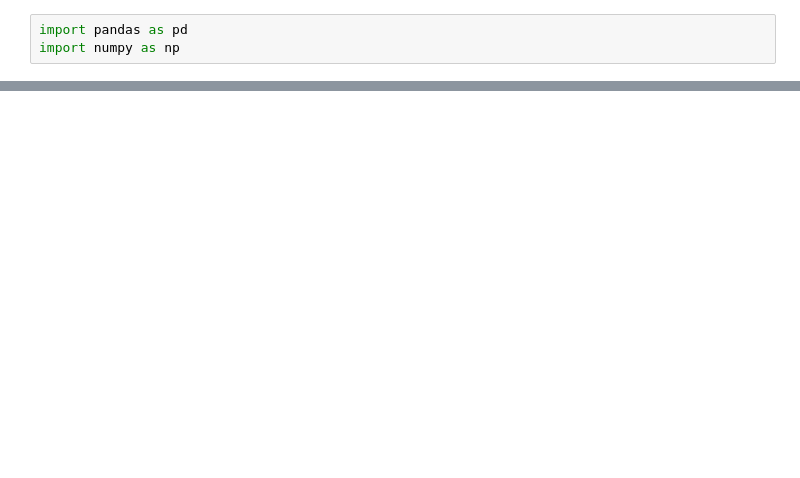
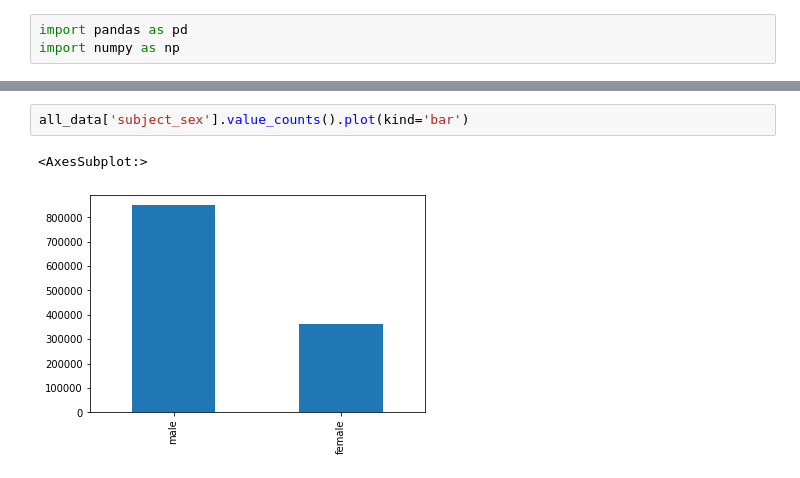
Before and after one commit to epfl-ada/ada-2020-project-milestone-p3-p3_beb, a Jupyter notebook: nb.ipynb, the cells around one changed output, grey strips where cells are left out. Saved outputs shown, nothing was run; the diff lists cells and outputs as text; blank space fills up the shorter version.

```diff
--- a/nb.ipynb
+++ b/nb.ipynb
@@ -35,0 +37,5 @@ array([[<AxesSubplot:title={'center':'officer_years_of_service'}>]],
+# %%
+all_data['subject_sex'].value_counts().plot(kind='bar')
+# %% [output]
+<AxesSubplot:>
+[figure, added]
```
Also changed, not shown: parts of 4 cells of this notebook.
